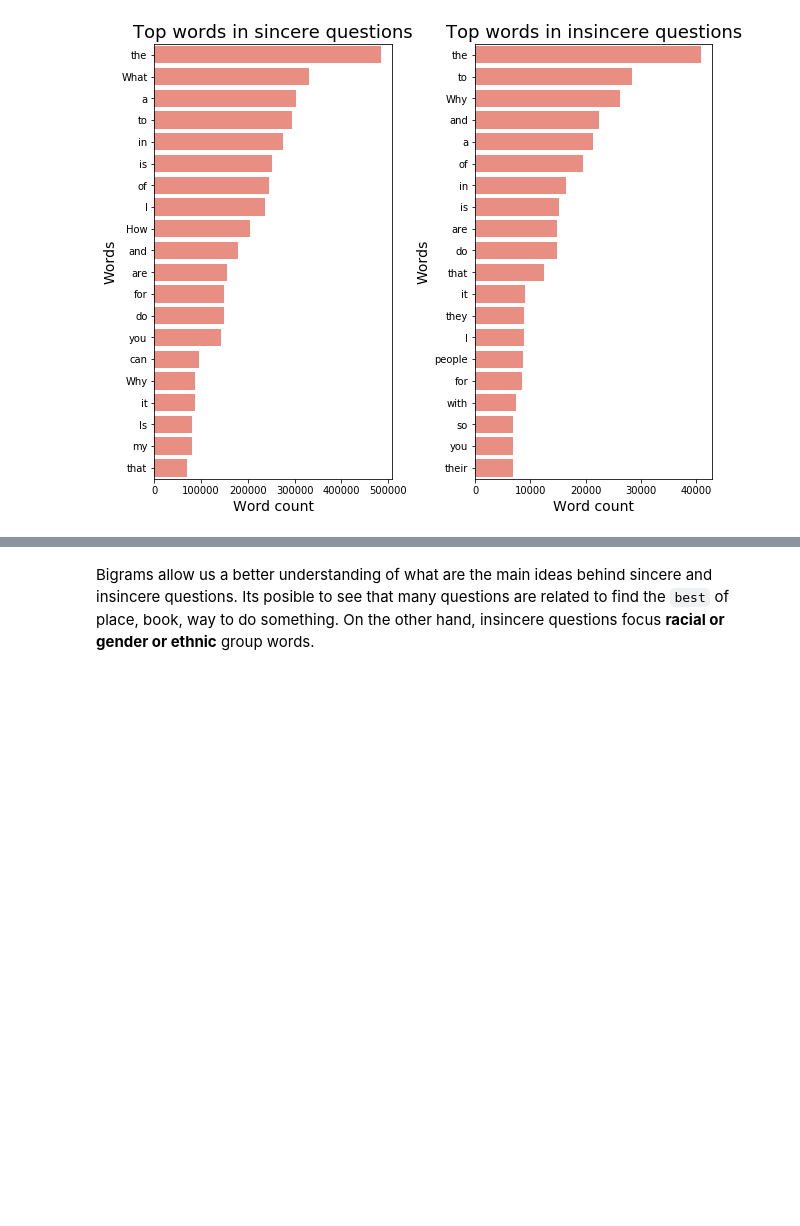
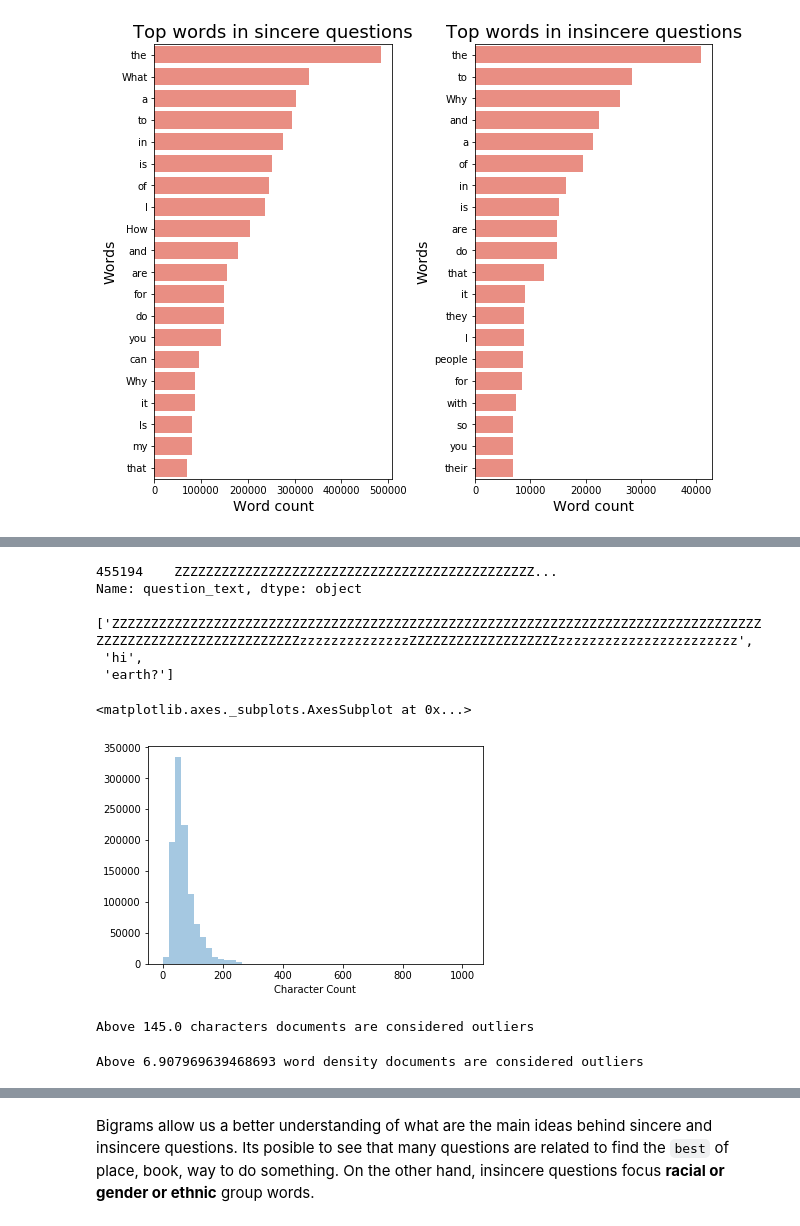
Before and after one commit to falrrema/ML_Nanodegree, a Jupyter notebook: P7_Capstone/EDA_Questions.ipynb, the cells around one changed output, grey strips where cells are left out. Drawn from its saved outputs; the diff is of its cells as text; code cells hidden in the pictures; blank space fills up the shorter version.

```diff
--- a/P7_Capstone/EDA_Questions.ipynb
+++ b/P7_Capstone/EDA_Questions.ipynb
@@ -104,3 +102,0 @@ Applying lowercasing + punctuation removal + special character removal + stopwor
-# %%
-with open('Data/train_word_cloud.pkl', 'rb') as input:
-    train_set = pickle.load(input)
@@ -126,0 +111,5 @@ print("Insincere Unigrams")
+# %%
+# Creating several document derived features
+train_set['char_count_full'] = train_set.question_text.progress_apply(len) # char clean count
+train_set['word_count_full'] = train_set.question_text.progress_apply(lambda x: len(x.split())) # word clean count
+train_set['word_density_full'] = train_set.char_count_full / (train_set.word_count_full+1) # word density count
@@ -126,0 +134,28 @@ print("Insincere Unigrams")
+# %%
+train_set[train_set.word_density_full >= 43].question_text
+# %% [output]
+455194    ZZZZZZZZZZZZZZZZZZZZZZZZZZZZZZZZZZZZZZZZZZZZZZ...
+Name: question_text, dtype: object
+# %%
+train_set.question_text[455194].split()
+# %% [output]
+['ZZZZZZZZZZZZZZZZZZZZZZZZZZZZZZZZZZZZZZZZZZZZZZZZZZZZZZZZZZZZZZZZZZZZZZZZZZZZZZZZZZZZZZZZZZZZZZZZZZZZZZZZZZZZZzzzzzzzzzzzzzzZZZZZZZZZZZZZZZZZZZzzzzzzzzzzzzzzzzzzzzzzz',
+ 'hi',
+ 'earth?']
+# %%
+sns.distplot(train_set.char_count_full, kde=False, axlabel = 'Character Count')
+# %% [output]
+<matplotlib.axes._subplots.AxesSubplot at 0x...>
+[figure, added]
+# %%
+iqr = np.subtract(*np.percentile(train_set.char_count_full, [75, 25])) #interquartile range
+upper_bound_outlier = np.percentile(train_set.char_count_full, 75) + 1.5*iqr
+print('Above {} characters documents are considered outliers'.format(upper_bound_outlier))
+# %% [output]
+Above 145.0 characters documents are considered outliers
+# %%
+iqr = np.subtract(*np.percentile(train_set.word_density_full, [75, 25])) #interquartile range
+upper_bound_outlier = np.percentile(train_set.word_density_full, 75) + 1.5*iqr
+print('Above {} word density documents are considered outliers'.format(upper_bound_outlier))
+# %% [output]
+Above 6.907969639468693 word density documents are considered outliers
```
Also changed, not shown: parts of 87 cells of this notebook, 25 other files.
